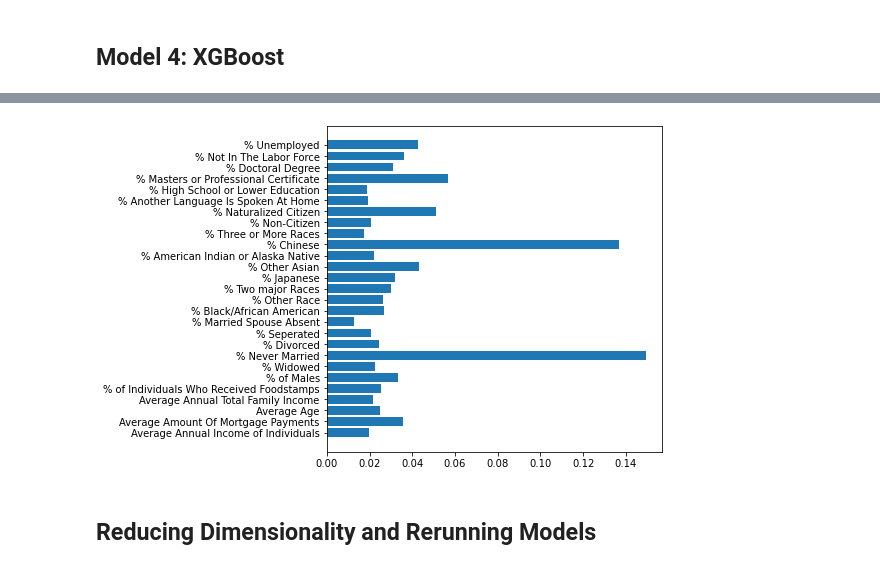
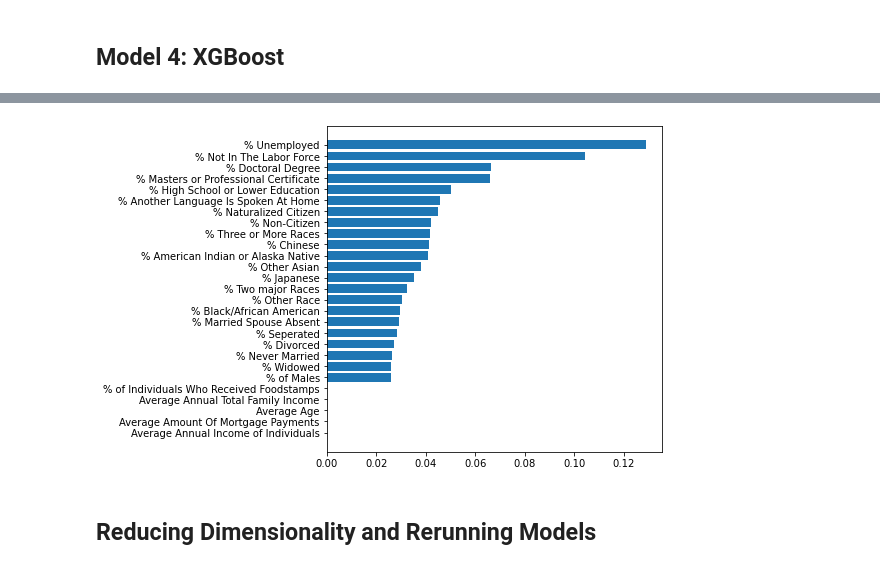
Before and after one commit to emgerber88/County_Pres_Election_Modeling, a Jupyter notebook: County_Pres_Election_Modeling.ipynb, the cells around one changed output, grey strips where cells are left out. Drawn from its saved outputs; the diff is of its cells as text; code cells hidden in the pictures.

Commit message:
finished running models

```diff
--- a/County_Pres_Election_Modeling.ipynb
+++ b/County_Pres_Election_Modeling.ipynb
@@ -524,11 +524,11 @@ It seems like no matter where we prune the tree, there isn't a depth that is goi
 ## Model 3: Random Forest
 # %%
 # instantiate random forest and pipeline
-rf_decision = RandomForestClassifier(n_estimators = 150, random_state= 42)
-rf_pipe = Pipeline([('scaler', full_scaler),
+rf_decision = RandomForestClassifier(n_estimators = 250, random_state= 42)
+rf_pipe = Pipeline([('scaler', StandardScaler()),
                     ('model', rf_decision)])
 rf_params = {'model__max_depth': np.arange(2,11,1)}
-rf_cv = GridSearchCV(estimator = rf_pipe, param_grid = rf_params, cv = 5)
+rf_cv = GridSearchCV(estimator = rf_pipe, param_grid = rf_params, cv = 5, return_train_score=True)
 # %%
 rf_cv.fit(X_train, y_train)
 # %% [output]
@@ -563 +559,3 @@ pd.DataFrame(rf_cv.cv_results_)[['param_model__max_depth', 'mean_test_score', 's
+# %%
+best_rf_model = RandomForestClassifier(n_estimators = 250, random_state= 42, max_depth = 4)
 # %% [markdown]
@@ -619,8 +643,8 @@ Logistic regression F1:  0.7430025445292621
 # %% [markdown]
 ## Model 4: XGBoost
 # %%
-xg_params = {'max_depth': [4,6], 'learning_rate': [.01, .1, .3],
-          'n_estimators': [200,400,600]}
-xg_cv = GridSearchCV(estimator = XGBClassifier(objective='binary:logistic', random_state = 270, gamma = .4),
-                     scoring='recall', param_grid = xg_params, cv = 5)
+xg_params = {'learning_rate': [.01, .1], 'n_estimators': [200,400]}
+xg_cv = GridSearchCV(estimator = XGBClassifier(objective='binary:logistic', random_state = 270,
+                                               gamma = 10, max_depth = 4, min_child_weight = 4),
+                     scoring='recall', param_grid = xg_params, cv = 5, return_train_score=True)
 xg_cv.fit(X_train, y_train);
@@ -642,4 +674,4 @@ xg_cv.best_score_
 # %%
 best_xg_model = xg_cv.best_estimator_
-best_xg_model.fit(X_train, y_train)
 y_pred_xg = best_xg_model.predict(X_test)
+y_pred_xg_train = best_xg_model.predict(X_train)
@@ -705,9 +749,9 @@ Random forest F1:  0.7901234567901234
 Logistic regression F1:  0.7430025445292621
 # %%
 fig, ax = plt.subplots(figsize = (6, 6))
-plt.barh(X_train.columns, best_xg_model.feature_importances_);
+plt.barh(X_train.columns, sorted(best_xg_model.feature_importances_));
 # %% [output]
-[figure, old version]
+[figure, new version]
 # %% [markdown]
 ## Reducing Dimensionality and Rerunning Models
 # %% [markdown]
```
Also changed, not shown: parts of 58 cells of this notebook.
